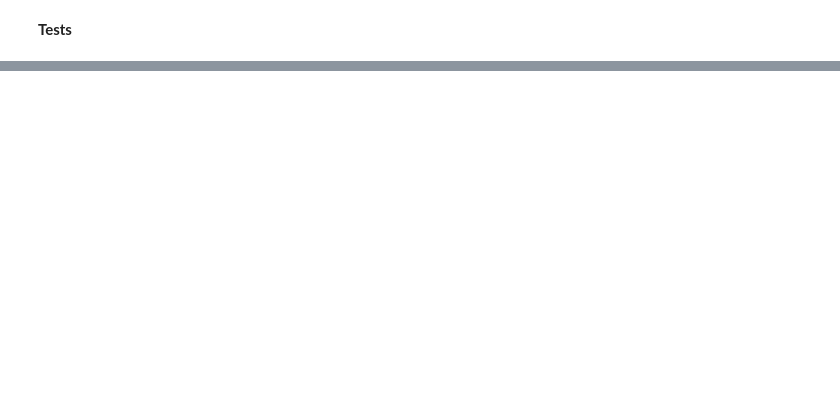
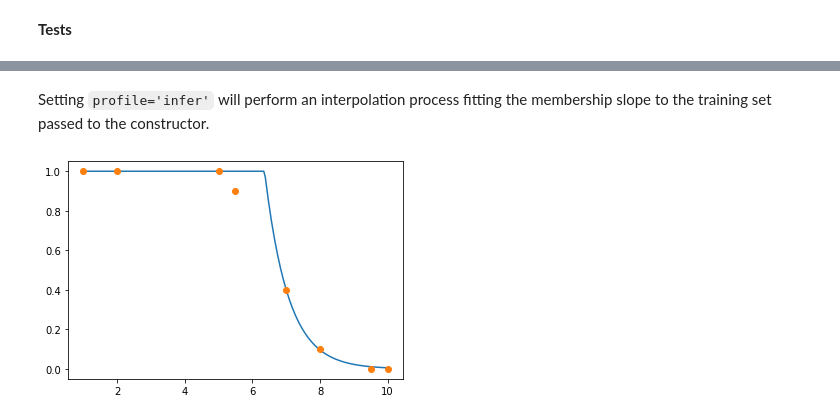
Before and after one commit to ManuelDileo/mulearn, a Jupyter notebook: 01_fuzzifiers.ipynb, the cells around one changed output, grey strips where cells are left out. Drawn from its saved outputs; the diff is of its cells as text; code cells hidden in the pictures; blank space fills up the shorter version.

```diff
--- a/01_fuzzifiers.ipynb
+++ b/01_fuzzifiers.ipynb
@@ -680,0 +828,12 @@ class ExponentialFuzzifier(Fuzzifier):
+# %% [markdown]
+Setting `profile='infer'` will perform an interpolation process fitting
+the membership slope to the training set passed to the constructor.
+# %%
+f = ExponentialFuzzifier(xs,mus, profile='infer')
+[mu] = f.get_membership(2, lambda x: x/3)
+
+plt.plot(x, list(map(mu, x)))
+plt.plot(xs, mus, 'o')
+plt.show()
+# %% [output]
+[figure, added]
```
Also changed, not shown: parts of 32 cells of this notebook, 2 other files.
